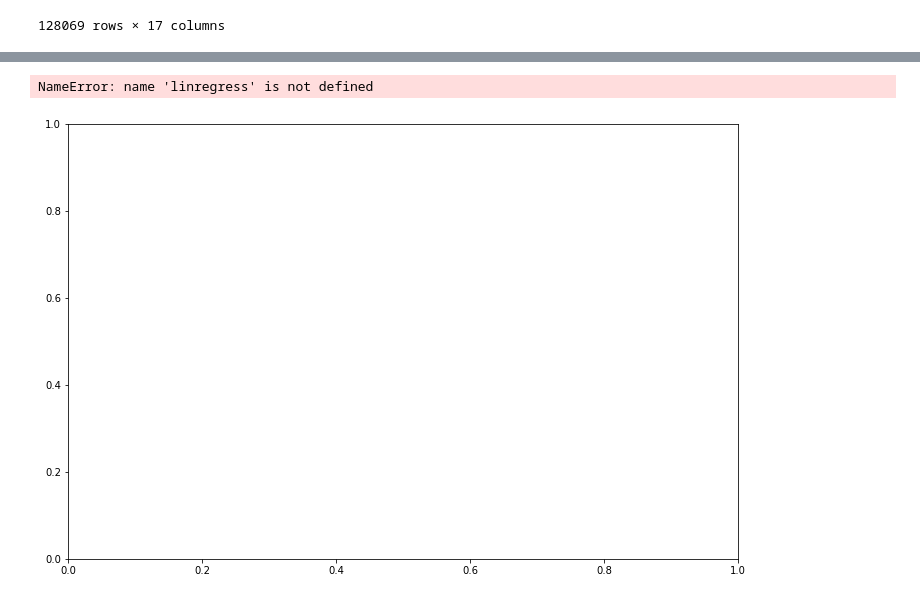
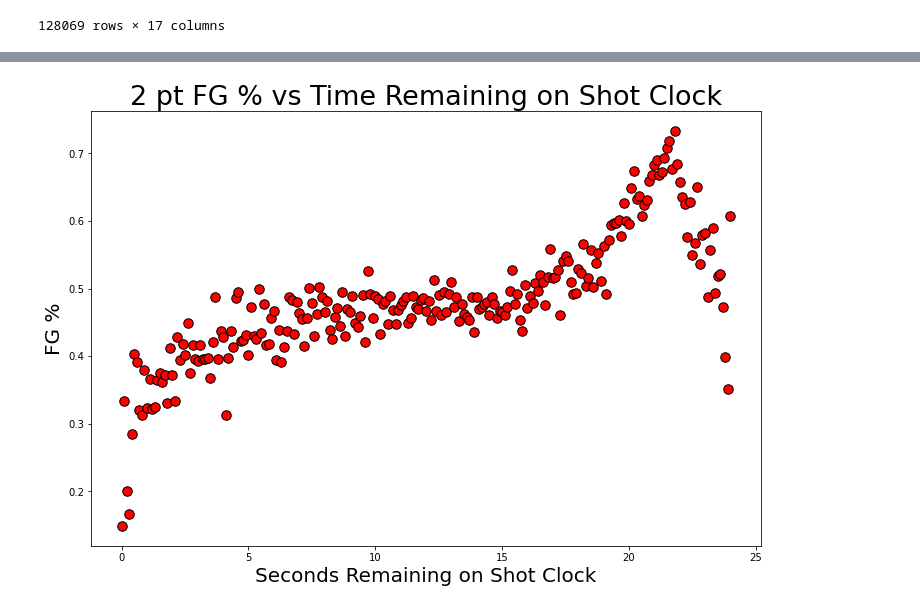
Before and after one commit to briennecole/NBA_Shot_Analysis, a Jupyter notebook: NBA_exploratory_analysis_Pete.ipynb, the cells around one changed output, grey strips where cells are left out. Saved outputs shown, nothing was run; the diff lists cells and outputs as text; code cells hidden in the pictures.

```diff
--- a/NBA_exploratory_analysis_Pete.ipynb
+++ b/NBA_exploratory_analysis_Pete.ipynb
@@ -71,7 +72,7 @@ cleaned_df.rename(columns={"player_name": "PLAYER_NAME",
 128069 rows × 17 columns
 # %%
 #convert all NaN in Shot_clock category to game_clock
-cleaned_df["SHOT_CLOCK"].fillna(cleaned_df["GAME_CLOCK"], inplace=True)
+# cleaned_df["SHOT_CLOCK"].fillna(cleaned_df["GAME_CLOCK"], inplace=True)
 cleaned_df
 # %% [output]
 |  | GAME_ID | W | FINAL_MARGIN | SHOT_NUMBER | PERIOD | GAME_CLOCK | SHOT_CLOCK | SHOT_DIST | PTS_TYPE | ... |
@@ -149,0 +268,20 @@ two_pointer = cleaned_df.loc[cleaned_df["PTS_TYPE"] <= 2]
+# %%
+# find all the different timepoints
+shot_clock_timepoints2 = two_pointer.groupby(["SHOT_CLOCK"])
+shot_clock_remaining2 = shot_clock_timepoints2["SHOT_CLOCK"].unique()
+# calculate number of shots at each timepoint
+shot_clock_shots2 = shot_clock_timepoints2["SHOT_CLOCK"].count()
+# calculate number of shots made at each timepoint
+shots_made2 = shot_clock_timepoints2["FGM"].sum()
+# calculate FG % at each timepoint
+fg_percent2 = shots_made2 / shot_clock_shots2
+
+# make a new dataframe for graphing
+graph_df2 = pd.DataFrame({
+    "Shot Clock": shot_clock_remaining2,
+    "FG Attempts": shot_clock_shots2,
+    "FGs Made": shots_made2,
+    "FG%": fg_percent2
+})
+
+graph_df2
@@ -150,26 +303,25 @@ two_pointer = cleaned_df.loc[cleaned_df["PTS_TYPE"] <= 2]
 # %%
 fig1, ax1 = plt.subplots(figsize=(12, 8))
-x_value = two_pointer["SHOT_CLOCK"]
-y_value = two_pointer["FGM"]
+x_value = graph_df2["Shot Clock"]
+y_value = graph_df2["FG%"]
 
-(slope, intercept, rvalue, pvalue, stderr) = linregress(x_value, y_value)
-regress_values = x_value * slope + intercept
+# (slope, intercept, rvalue, pvalue, stderr) = linregress(x_value, y_value)
+# regress_values = x_value * slope + intercept
 
-line_eq = "y = " + str(round(slope, 2)) + "x + " + str(round(intercept, 2))
+# line_eq = "y = " + str(round(slope, 2)) + "x + " + str(round(intercept, 2))
 plt.scatter(x_value, y_value, s=90, c="r", edgecolor="k")
 
-# plot regression line
-plt.plot(x_value, regress_values, "b-")
+# # plot regression line
+# plt.plot(x_value, regress_values, "b-")
 
-# print equation in graph
-plt.annotate(line_eq, (0,0), fontsize=20, color="r")
+# # print equation in graph
+# plt.annotate(line_eq, (0,0), fontsize=20, color="r")
 
 # add labels for readibility
 plt.title("2 pt FG % vs Time Remaining on Shot Clock", fontsize=27)
-plt.xlabel("Time left on shot clock", fontsize=20)
+plt.xlabel("Seconds Remaining on Shot Clock", fontsize=20)
 plt.ylabel("FG %", fontsize=20)
 
 plt.show()
 # %% [output]
-NameError: name 'linregress' is not defined
-[figure, old version]
+[figure, new version]
```
Also changed, not shown: parts of 14 cells of this notebook.
